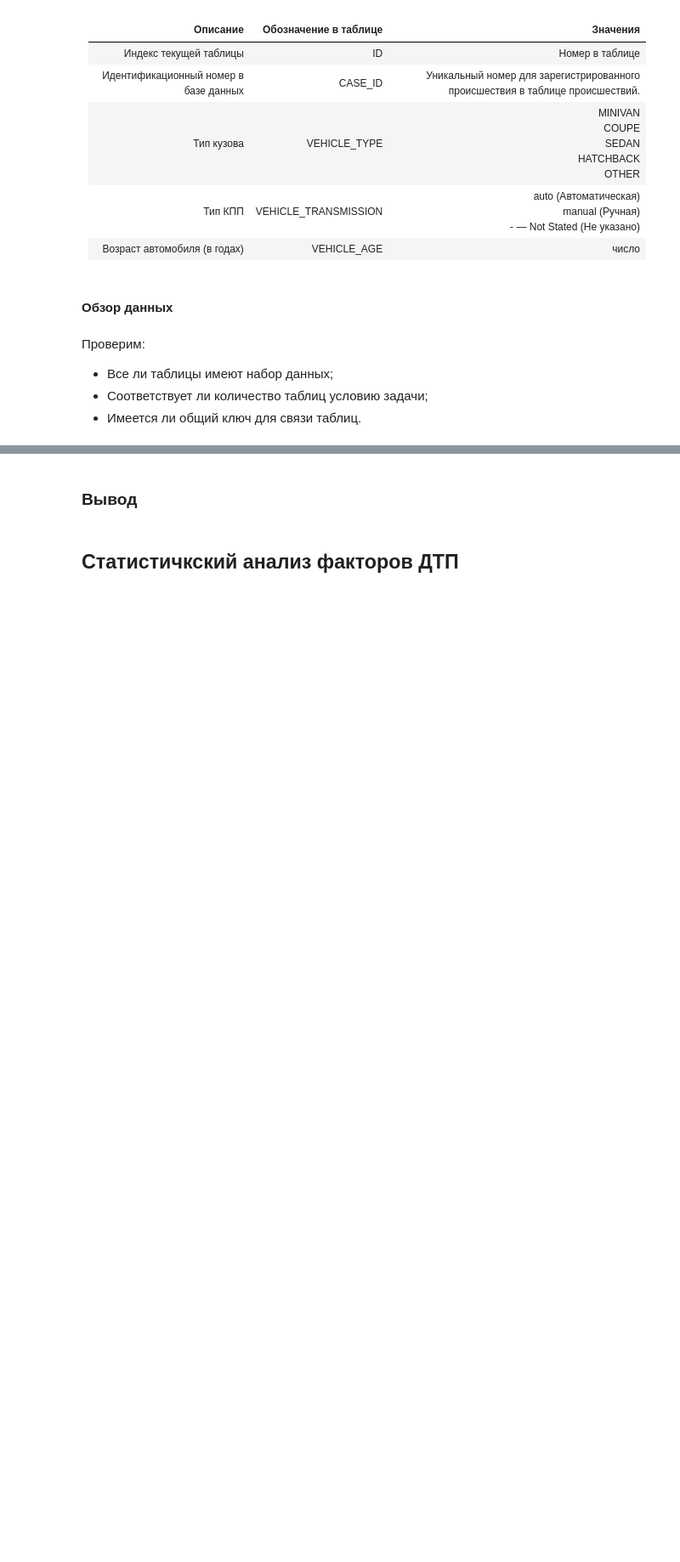
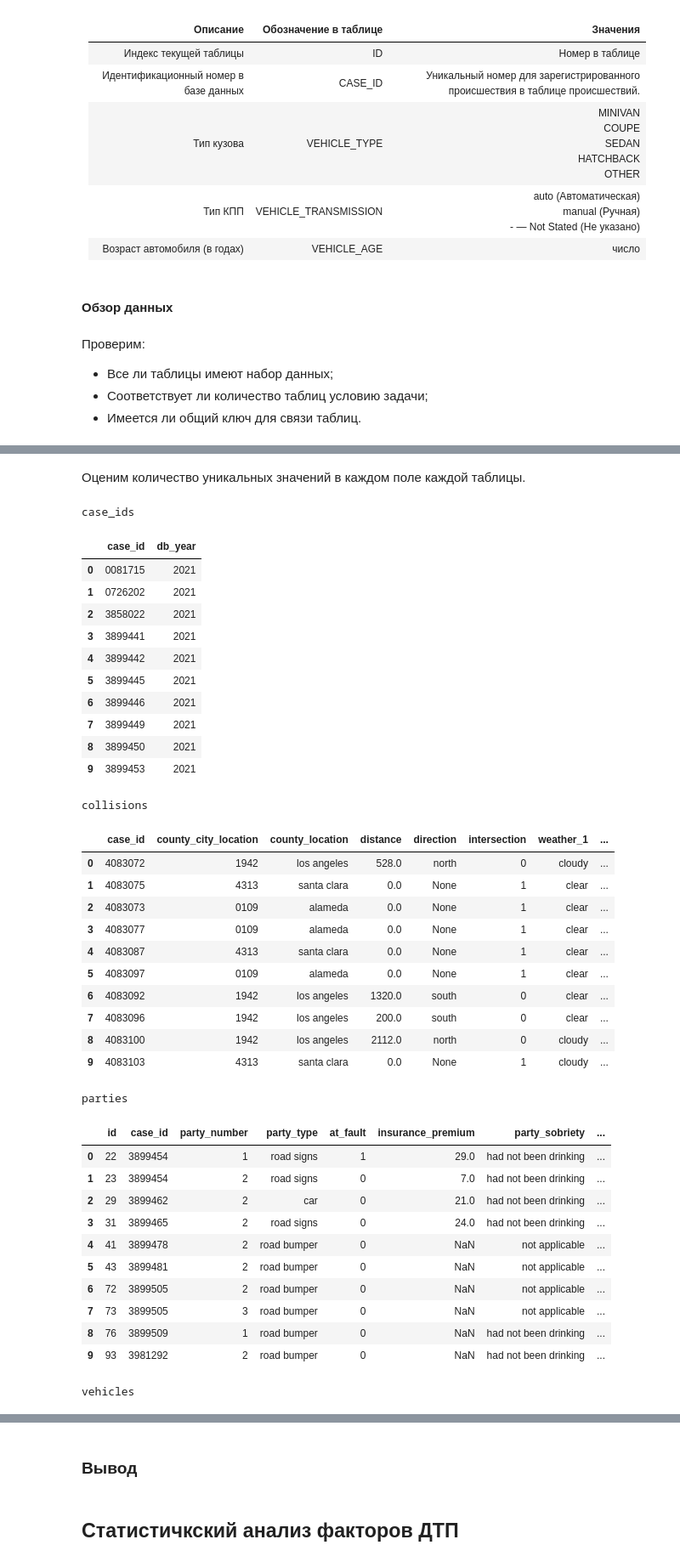
Before and after one commit to dimdasci/yp15-motor-vehicle-collisions, a Jupyter notebook: notebooks/yp15-motor-vehicle-collisions.ipynb, the cells around one changed output, grey strips where cells are left out. Shown at 85% size. Saved outputs shown, nothing was run; the diff lists cells and outputs as text; code cells hidden in the pictures; blank space fills up the shorter version.

```diff
--- a/notebooks/yp15-motor-vehicle-collisions.ipynb
+++ b/notebooks/yp15-motor-vehicle-collisions.ipynb
@@ -44,4 +50,7 @@
 # %% [markdown]
 ### Инициализация
+# %%
+load_dotenv()
+DB_CONFIG = {k : getenv(f"DB_{k.upper()}") for k in ['user','pwd','host','port','db']}
 # %% [markdown]
 ### Функции и классы
@@ -115,0 +268,2 @@
+# %%
+ds = DataSource(**DB_CONFIG)
@@ -115,0 +293,3 @@
+# %%
+for table_name in ds.tables:
+    ds.table_info(table_name)
@@ -115,0 +314,46 @@
+# %% [markdown]
+Оценим количество уникальных значений в каждом поле каждой таблицы.
+# %%
+for table_name in ds.tables:
+    _sample = ds.table_head(table_name, 10)
+    print(table_name)
+    display(_sample)
+    print()
+# %% [output]
+case_ids
+|  | case_id | db_year |
+| 0 | 0081715 | 2021 |
+| 1 | 0726202 | 2021 |
+| 2 | 3858022 | 2021 |
+| 3 | 3899441 | 2021 |
+| 4 | 3899442 | 2021 |
+| 5 | 3899445 | 2021 |
+| 6 | 3899446 | 2021 |
+| 7 | 3899449 | 2021 |
+| 8 | 3899450 | 2021 |
+| 9 | 3899453 | 2021 |
+collisions
+|  | case_id | county_city_location | county_location | distance | direction | intersection | weather_1 | ... |
+| 0 | 4083072 | 1942 | los angeles | 528.0 | north | 0 | cloudy | ... |
+| 1 | 4083075 | 4313 | santa clara | 0.0 | None | 1 | clear | ... |
+| 2 | 4083073 | 0109 | alameda | 0.0 | None | 1 | clear | ... |
+| 3 | 4083077 | 0109 | alameda | 0.0 | None | 1 | clear | ... |
+| 4 | 4083087 | 4313 | santa clara | 0.0 | None | 1 | clear | ... |
+| 5 | 4083097 | 0109 | alameda | 0.0 | None | 1 | clear | ... |
+| 6 | 4083092 | 1942 | los angeles | 1320.0 | south | 0 | clear | ... |
+| 7 | 4083096 | 1942 | los angeles | 200.0 | south | 0 | clear | ... |
+| 8 | 4083100 | 1942 | los angeles | 2112.0 | north | 0 | cloudy | ... |
+| 9 | 4083103 | 4313 | santa clara | 0.0 | None | 1 | cloudy | ... |
+parties
+|  | id | case_id | party_number | party_type | at_fault | insurance_premium | party_sobriety | ... |
+| 0 | 22 | 3899454 | 1 | road signs | 1 | 29.0 | had not been drinking | ... |
+| 1 | 23 | 3899454 | 2 | road signs | 0 | 7.0 | had not been drinking | ... |
+| 2 | 29 | 3899462 | 2 | car | 0 | 21.0 | had not been drinking | ... |
+| 3 | 31 | 3899465 | 2 | road signs | 0 | 24.0 | had not been drinking | ... |
+| 4 | 41 | 3899478 | 2 | road bumper | 0 | NaN | not applicable | ... |
+| 5 | 43 | 3899481 | 2 | road bumper | 0 | NaN | not applicable | ... |
+| 6 | 72 | 3899505 | 2 | road bumper | 0 | NaN | not applicable | ... |
+| 7 | 73 | 3899505 | 3 | road bumper | 0 | NaN | not applicable | ... |
+| 8 | 76 | 3899509 | 1 | road bumper | 0 | NaN | had not been drinking | ... |
+| 9 | 93 | 3981292 | 2 | road bumper | 0 | NaN | had not been drinking | ... |
+vehicles
```
Also changed, not shown: parts of 11 cells of this notebook.
